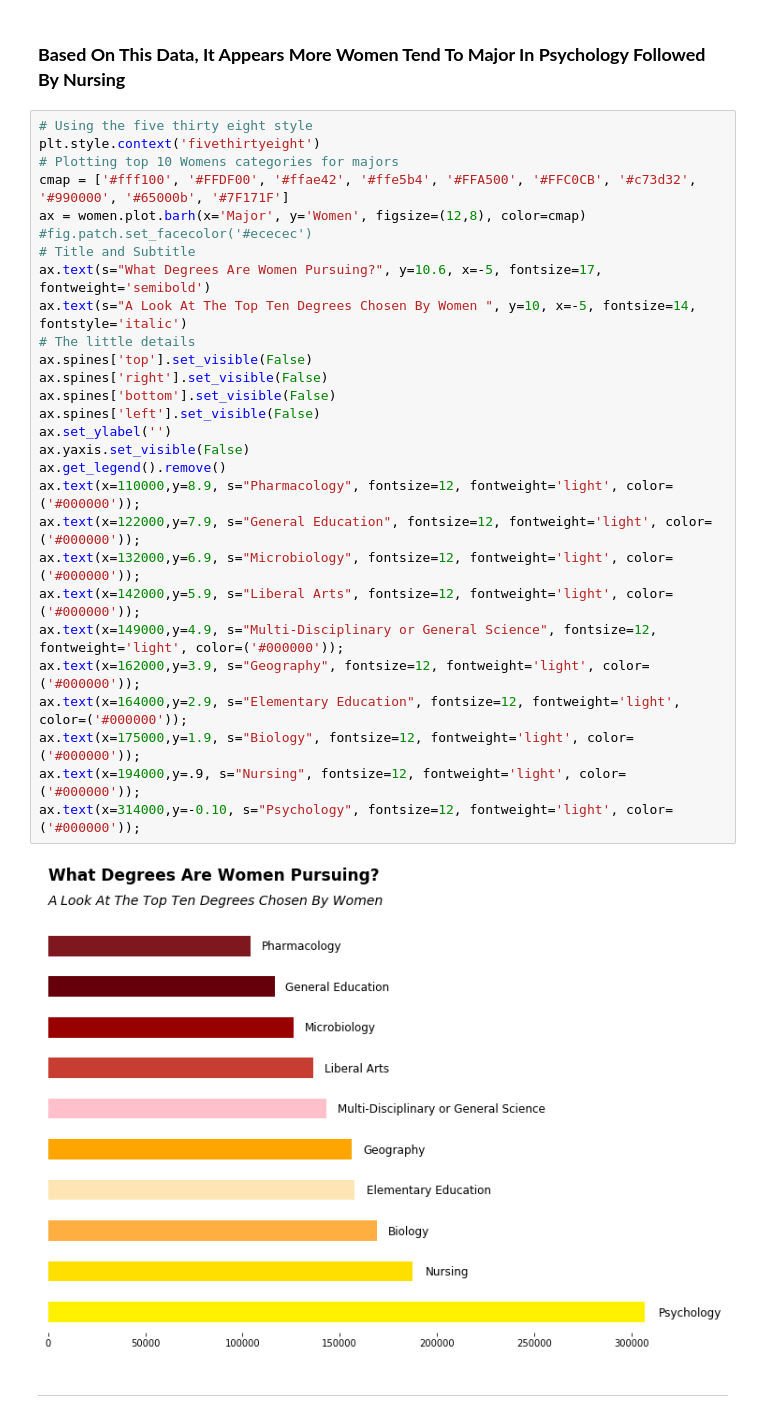
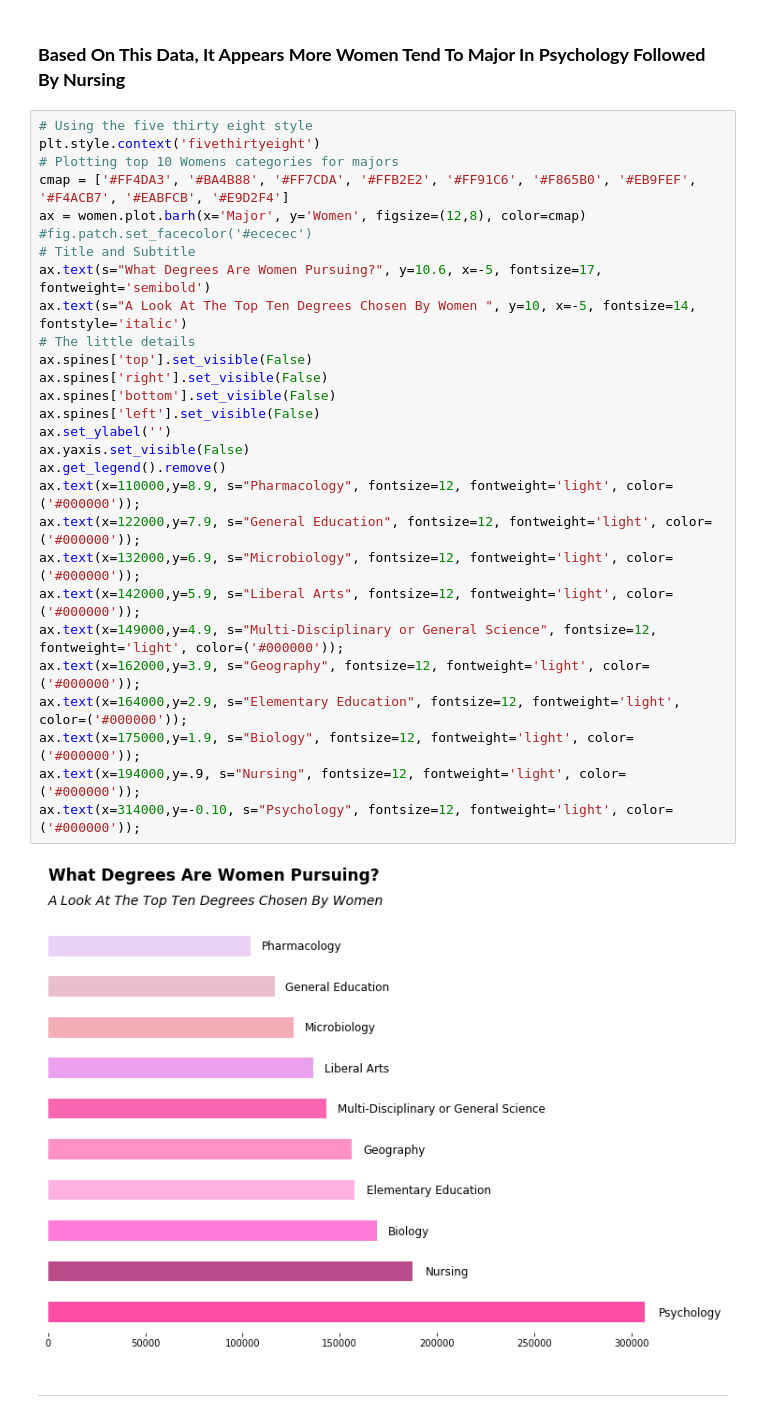
Before and after one commit to LambdaSchool/DS-Unit-1-Sprint-5-Data-Storytelling-Blog-Post, a Jupyter notebook: College_Majors_Theory.ipynb, the cells around one changed output. Saved outputs shown, nothing was run; the diff lists cells and outputs as text.

```diff
--- a/College_Majors_Theory.ipynb
+++ b/College_Majors_Theory.ipynb
@@ -302,33 +303,33 @@ women
 # %%
 # Using the five thirty eight style
 plt.style.context('fivethirtyeight')
 # Plotting top 10 Womens categories for majors
-cmap = ['#fff100', '#FFDF00', '#ffae42', '#ffe5b4', '#FFA500', '#FFC0CB', '#c73d32', '#990000', '#65000b', '#7F171F']
+cmap = ['#FF4DA3', '#BA4B88', '#FF7CDA', '#FFB2E2', '#FF91C6', '#F865B0', '#EB9FEF', '#F4ACB7', '#EABFCB', '#E9D2F4']
 ax = women.plot.barh(x='Major', y='Women', figsize=(12,8), color=cmap)
 #fig.patch.set_facecolor('#ececec')
 # Title and Subtitle
 ax.text(s="What Degrees Are Women Pursuing?", y=10.6, x=-5, fontsize=17, fontweight='semibold')
 ax.text(s="A Look At The Top Ten Degrees Chosen By Women ", y=10, x=-5, fontsize=14, fontstyle='italic')
 # The little details
 ax.spines['top'].set_visible(False)
 ax.spines['right'].set_visible(False)
 ax.spines['bottom'].set_visible(False)
 ax.spines['left'].set_visible(False)
 ax.set_ylabel('')
 ax.yaxis.set_visible(False)
 ax.get_legend().remove()
 ax.text(x=110000,y=8.9, s="Pharmacology", fontsize=12, fontweight='light', color=('#000000'));
 ax.text(x=122000,y=7.9, s="General Education", fontsize=12, fontweight='light', color=('#000000'));
 ax.text(x=132000,y=6.9, s="Microbiology", fontsize=12, fontweight='light', color=('#000000'));
 ax.text(x=142000,y=5.9, s="Liberal Arts", fontsize=12, fontweight='light', color=('#000000'));
 ax.text(x=149000,y=4.9, s="Multi-Disciplinary or General Science", fontsize=12, fontweight='light', color=('#000000'));
 ax.text(x=162000,y=3.9, s="Geography", fontsize=12, fontweight='light', color=('#000000'));
 ax.text(x=164000,y=2.9, s="Elementary Education", fontsize=12, fontweight='light', color=('#000000'));
 ax.text(x=175000,y=1.9, s="Biology", fontsize=12, fontweight='light', color=('#000000'));
 ax.text(x=194000,y=.9, s="Nursing", fontsize=12, fontweight='light', color=('#000000'));
 ax.text(x=314000,y=-0.10, s="Psychology", fontsize=12, fontweight='light', color=('#000000'));
 # %% [output]
-[figure, old version]
+[figure, new version]
 # %% [markdown]
 
 
```
Also changed, not shown: parts of 4 cells of this notebook.
